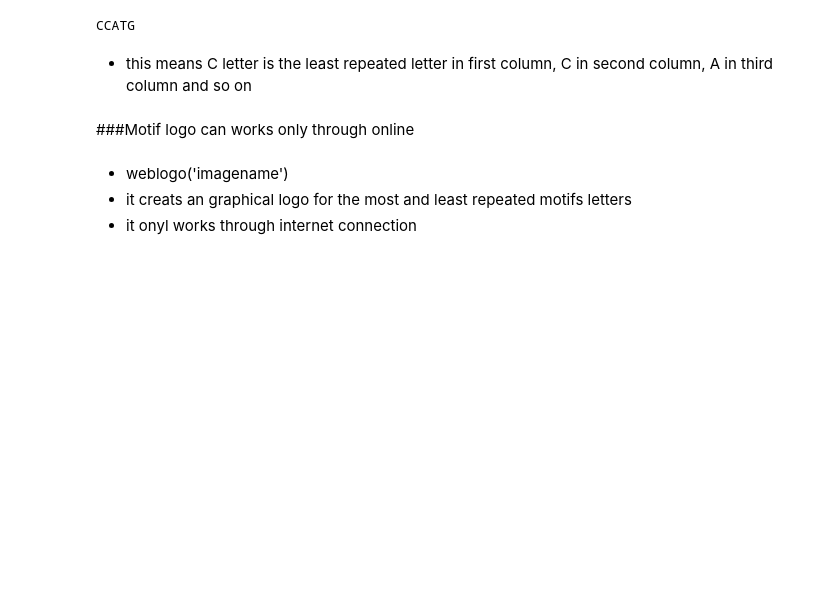
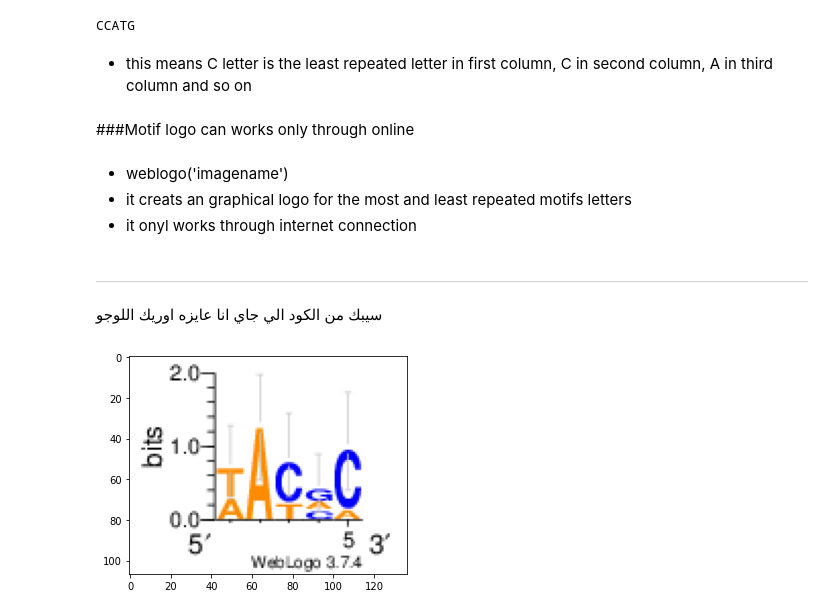
Before and after one commit to MariamZayed/Bioinformatics_Labs, a Jupyter notebook: Lab4_Bioinformatics.ipynb, the cells around one changed output. Saved outputs shown, nothing was run; the diff lists cells and outputs as text; code cells hidden in the pictures; blank space fills up the shorter version.

```diff
--- a/Lab4_Bioinformatics.ipynb
+++ b/Lab4_Bioinformatics.ipynb
@@ -196,3 +205,13 @@ motifs_seq.weblogo("mymotif.png")
 - weblogo('imagename')
 - it creats an graphical logo for the most and least repeated motifs letters
 - it onyl works through internet connection
+# %% [markdown]
+----------
+# %% [markdown]
+سيبك من الكود الي جاي انا عايزه اوريك اللوجو
+# %%
+img = mpimg.imread('mymotif.png')
+imgplot = plt.imshow(img)
+plt.show()
+# %% [output]
+[figure, added]
```
Also changed, not shown: parts of 14 cells of this notebook.
